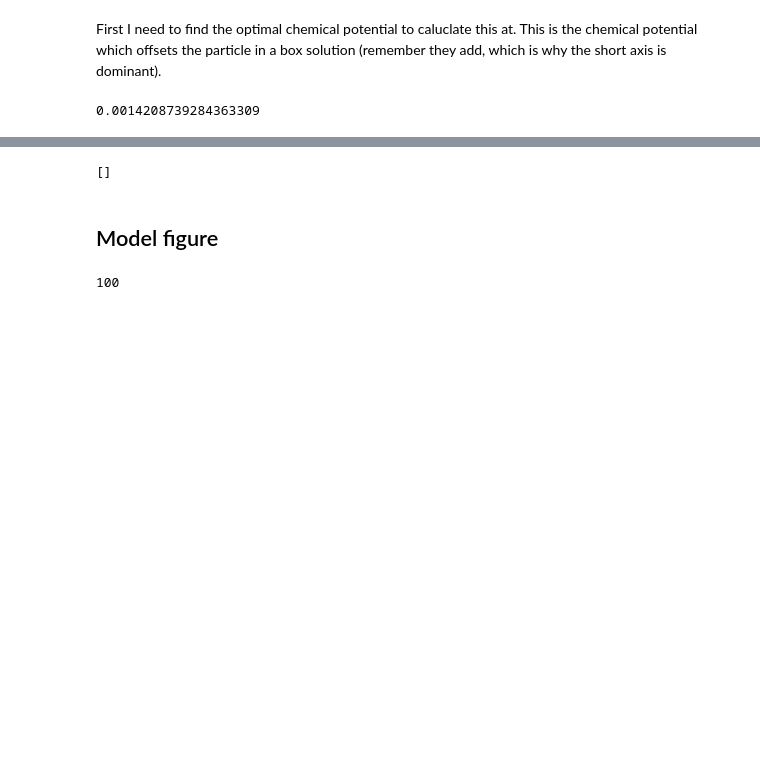
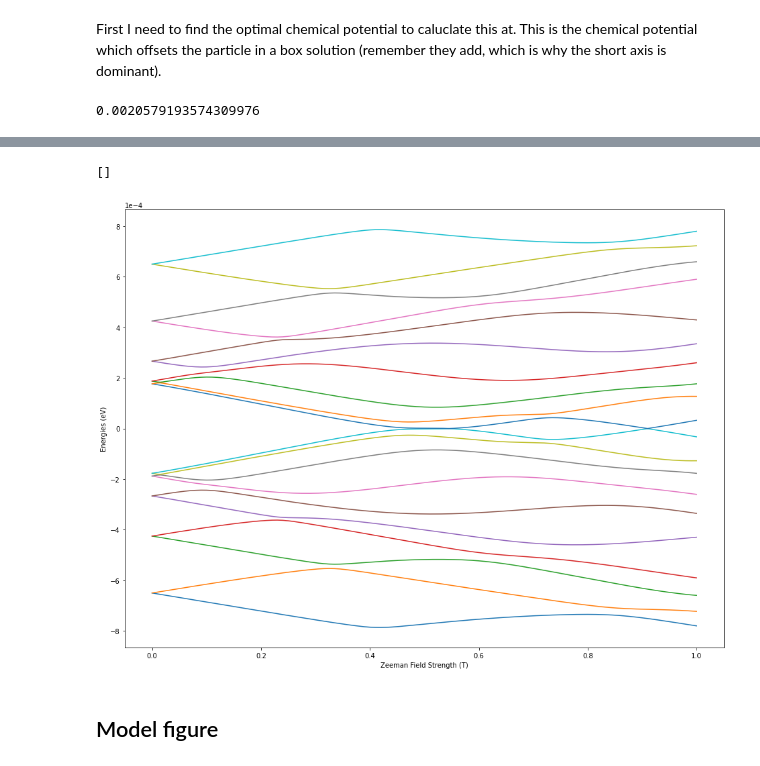
Before and after one commit to mikeyh30/nanowire-simulation, a Jupyter notebook: sim.ipynb, the cells around one changed output, grey strips where cells are left out. Drawn from its saved outputs; the diff is of its cells as text; code cells hidden in the pictures; blank space fills up the shorter version.

Commit message:
Updated with new density code
Shows some localization.
Would be good to figure out why is differs from previous attempt

```diff
--- a/sim.ipynb
+++ b/sim.ipynb
@@ -13,8 +13,11 @@ import numpy as np
 import tinyarray as ta
 import scipy
 from tqdm.notebook import tqdm
-%matplotlib notebook
+%matplotlib inline
 import matplotlib.pyplot as plt
+import matplotlib
+matplotlib.rcParams['figure.figsize'] = [16.0, 12.0]
+import tinyarray as ta
 # %% [markdown]
 ## Definitions
 # %%
@@ -143,10 +146,10 @@ def NIXIN(params):
 # %%
 parameters = {
     "wire_width": 10, # [sites]
-    "wire_length": 80, # [sites]
-    "barrier_length": 1, # [sites]
+    "wire_length": 100, # [sites]
+    "barrier_length": 10, # [sites]
     "stagger_ratio": 0.5, # []
-    "period": 100, # [Å]
+    "period": 4800, # [Å]
     "M": 0, # [T]
     "m_max": 2.5, # [T]
     "hopping_distance": 100, # [Å]
@@ -156,8 +159,8 @@ parameters = {
     "bohr_magneton": 58.0E-6, # [eV/T]
     "alpha_R": 0.32, # [eV Å]
     "delta": 180.0E-6, # [eV]
-    "gfactor": 10, # []
-    "effective_mass": 0.019, # [m_e]
+    "gfactor": 12.5, # []
+    "effective_mass": 0.014, # [m_e]
     "mu_wire": 0.0E-3, # [eV]
     "mu_barrier": 18.0E-3, # [eV]
     "mu_lead": 0.0E-3, # [eV]
@@ -192,13 +194,18 @@ new_mu = (eigs[1]-eigs[0])/2
 # %%
 new_mu
 # %% [output]
-0.0014208739284363309
+0.0020579193574309976
 # %%
 newparams = parameters.copy()
 newparams["mu_wire"] = new_mu + newparams["mu_wire"]
 
-for b in tqdm(B_values, desc="Spec",):
-    newparams["B"] = b
+# B_values=np.linspace(0, 1, 51)
+# for b in tqdm(B_values, desc="Spec",):
+#     newparams["B"] = b
+M_values=np.linspace(0, 1, 201)
+newparams["B"] = 0
+for m in tqdm(M_values, desc="Spec",):
+    newparams["M"] = m
     H = syst.hamiltonian_submatrix(sparse=True, params=newparams)
     H = H.tocsc()
     # k is the number of eigenvalues, and find them near sigma.
@@ -209,7 +216,7 @@ for b in tqdm(B_values, desc="Spec",):
 fig = plt.figure()
 plt.rcParams["figure.figsize"] = (7, 5)
 ax = fig.gca()
-ax.plot(B_values, energies)
+ax.plot(M_values, energies)
 ax.set_xlabel("Zeeman Field Strength (T)")
 ax.set_ylabel("Energies (eV)")
 plt.ticklabel_format(axis="both", style="sci", scilimits=(0, 0))
@@ -220,4 +225,5 @@ plt.plot()
 []
+[figure, added]
 # %% [markdown]
 ## Model figure
 # %%
@@ -225,10 +231,6 @@ w = parameters['wire_width']
 c_l = parameters['wire_length'] - 2 * parameters['barrier_length']
 b_l = parameters['barrier_length']
 a = parameters['hopping_distance']
-# %%
-a
-# %% [output]
-100
 # %%
 plot = kwant.plot(syst, show=True, site_color=lambda s: "y" if barrier_region(s, w, c_l, b_l, 1) else "b")
 # %% [output]
```
Also changed, not shown: parts of 25 cells of this notebook.
